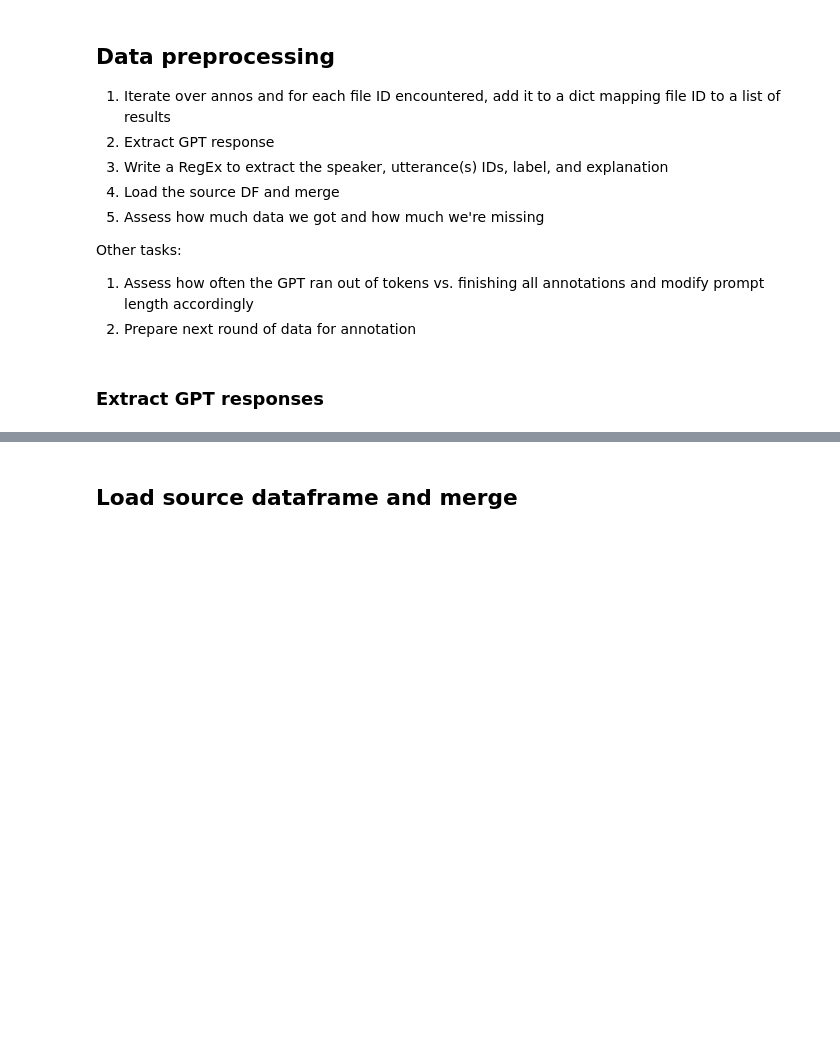
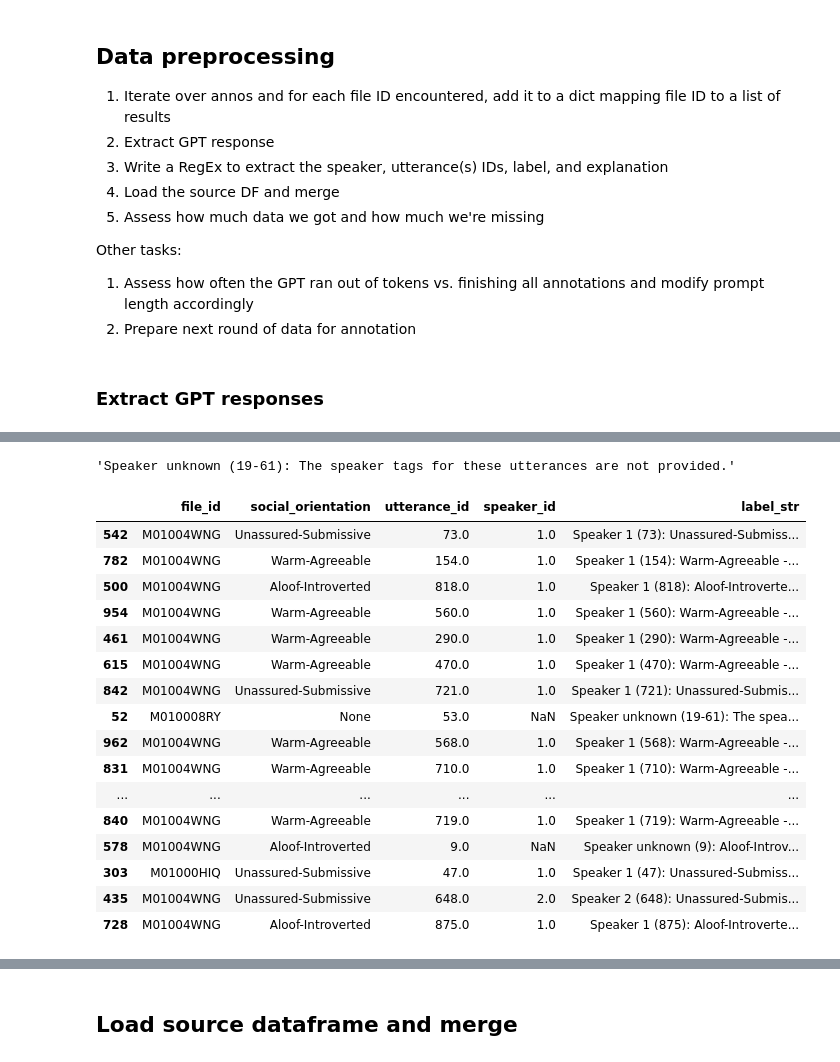
Before and after one commit to ToddMorrill/charm, a Jupyter notebook: circumplex/analyze_gpt_annos.ipynb, the cells around one changed output, grey strips where cells are left out. Drawn from its saved outputs; the diff is of its cells as text; code cells hidden in the pictures; blank space fills up the shorter version.

```diff
--- a/circumplex/analyze_gpt_annos.ipynb
+++ b/circumplex/analyze_gpt_annos.ipynb
@@ -13,7 +13,7 @@ import utils
 The autoreload extension is already loaded. To reload it, use:
   %reload_ext autoreload
 # %%
-anno_filepath = 'data/gpt_requests_results.jsonl'
+anno_filepath = 'output/train_shard_0_sample_results.jsonl'
 # %%
 with open(anno_filepath, 'r') as f:
     annos = [json.loads(line) for line in f]
@@ -54,8 +54,12 @@ Other tasks:
 # %%
 responses = defaultdict(list)
 input_output = defaultdict(list)
+errors = []
 for anno in annos:
     file_id, prompt, response = anno
+    if 'choices' not in response:
+        errors.append((file_id, prompt, response))
+        continue
     generated_content = response['choices'][0]['message']['content']
     # split on newlines (with some lookahead) to handle (e.g. M01000GBL)
     # Speaker 1 (193): Unassuming-Ingenuous - Takes things as they come, Tells the truth, Not self-centered, Is straightforward
@@ -95,0 +387,24 @@ df = pd.DataFrame(labels, columns=['file_id', 'social_orientation', 'utterance_i
+# %%
+df[df['file_id'] == 'M010008RY'].iloc[50:55]['label_str'].values[0]
+# %% [output]
+'Speaker unknown (19-61): The speaker tags for these utterances are not provided.'
+# %%
+df.sample(20)
+# %% [output]
+|  | file_id | social_orientation | utterance_id | speaker_id | label_str |
+| 542 | M01004WNG | Unassured-Submissive | 73.0 | 1.0 | Speaker 1 (73): Unassured-Submiss... |
+| 782 | M01004WNG | Warm-Agreeable | 154.0 | 1.0 | Speaker 1 (154): Warm-Agreeable -... |
+| 500 | M01004WNG | Aloof-Introverted | 818.0 | 1.0 | Speaker 1 (818): Aloof-Introverte... |
+| 954 | M01004WNG | Warm-Agreeable | 560.0 | 1.0 | Speaker 1 (560): Warm-Agreeable -... |
+| 461 | M01004WNG | Warm-Agreeable | 290.0 | 1.0 | Speaker 1 (290): Warm-Agreeable -... |
+| 615 | M01004WNG | Warm-Agreeable | 470.0 | 1.0 | Speaker 1 (470): Warm-Agreeable -... |
+| 842 | M01004WNG | Unassured-Submissive | 721.0 | 1.0 | Speaker 1 (721): Unassured-Submis... |
+| 52 | M010008RY | None | 53.0 | NaN | Speaker unknown (19-61): The spea... |
+| 962 | M01004WNG | Warm-Agreeable | 568.0 | 1.0 | Speaker 1 (568): Warm-Agreeable -... |
+| 831 | M01004WNG | Warm-Agreeable | 710.0 | 1.0 | Speaker 1 (710): Warm-Agreeable -... |
+| ... | ... | ... | ... | ... | ... |
+| 840 | M01004WNG | Warm-Agreeable | 719.0 | 1.0 | Speaker 1 (719): Warm-Agreeable -... |
+| 578 | M01004WNG | Aloof-Introverted | 9.0 | NaN | Speaker unknown (9): Aloof-Introv... |
+| 303 | M01000HIQ | Unassured-Submissive | 47.0 | 1.0 | Speaker 1 (47): Unassured-Submiss... |
+| 435 | M01004WNG | Unassured-Submissive | 648.0 | 2.0 | Speaker 2 (648): Unassured-Submis... |
+| 728 | M01004WNG | Aloof-Introverted | 875.0 | 1.0 | Speaker 1 (875): Aloof-Introverte... |
```
Also changed, not shown: parts of 19 cells of this notebook, 5 other files.
